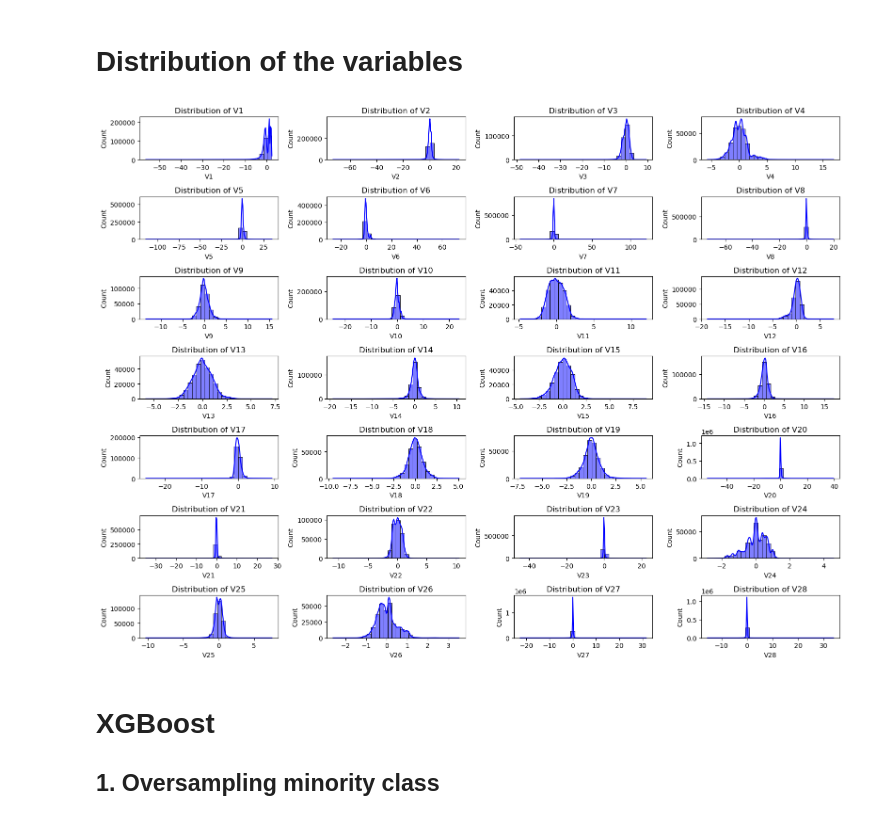
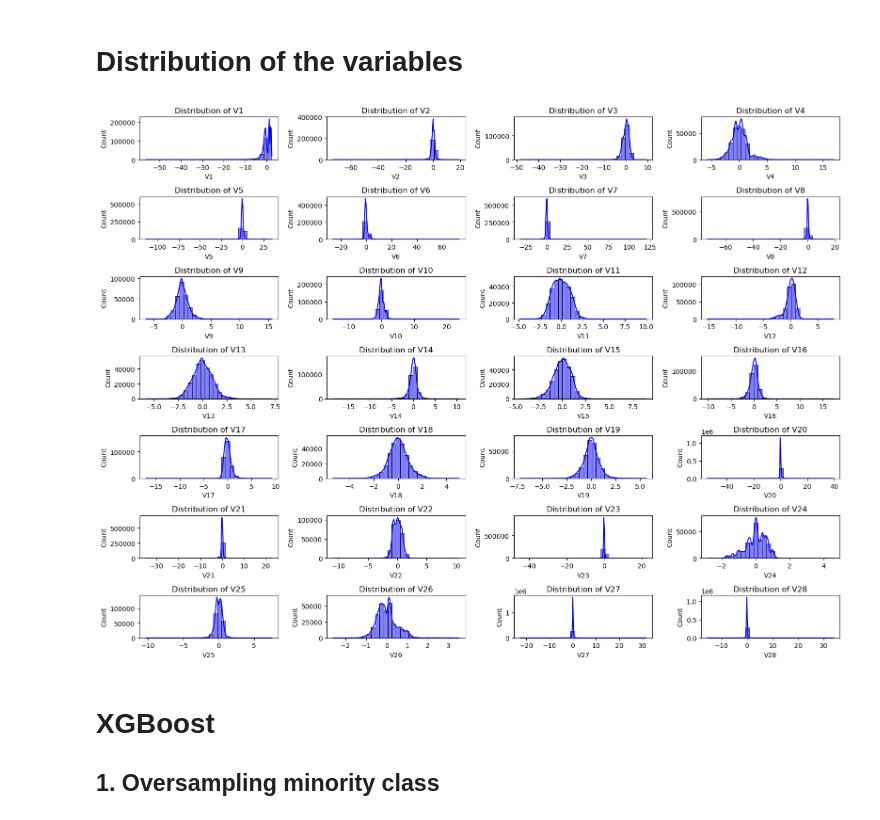
Before and after one commit to Cvetanka/Classification-Imballanced-data-set, a Jupyter notebook: Imbalanced_dataset_classification.ipynb, the cells around one changed output. Cells and saved outputs as stored; diff of their text form; code cells hidden in the pictures.

```diff
--- a/Imbalanced_dataset_classification.ipynb
+++ b/Imbalanced_dataset_classification.ipynb
@@ -104,14 +104,14 @@ memory usage: 67.4 MB
 # %%
 def plot_feature_distributions(df):
     plt.figure(figsize=(16, 12))
     for i in range(1, 29):  # V1 to V28
         plt.subplot(7, 4, i)
         sns.histplot(df[f'V{i}'], bins=30, kde=True, color='blue')
         plt.title(f'Distribution of V{i}')
     plt.tight_layout()
     plt.show()
 
 
-plot_feature_distributions(card)
+plot_feature_distributions(card[card['Class']==0])
 # %% [output]
-[figure, old version]
+[figure, new version]
```
Also changed, not shown: parts of 4 cells of this notebook.
